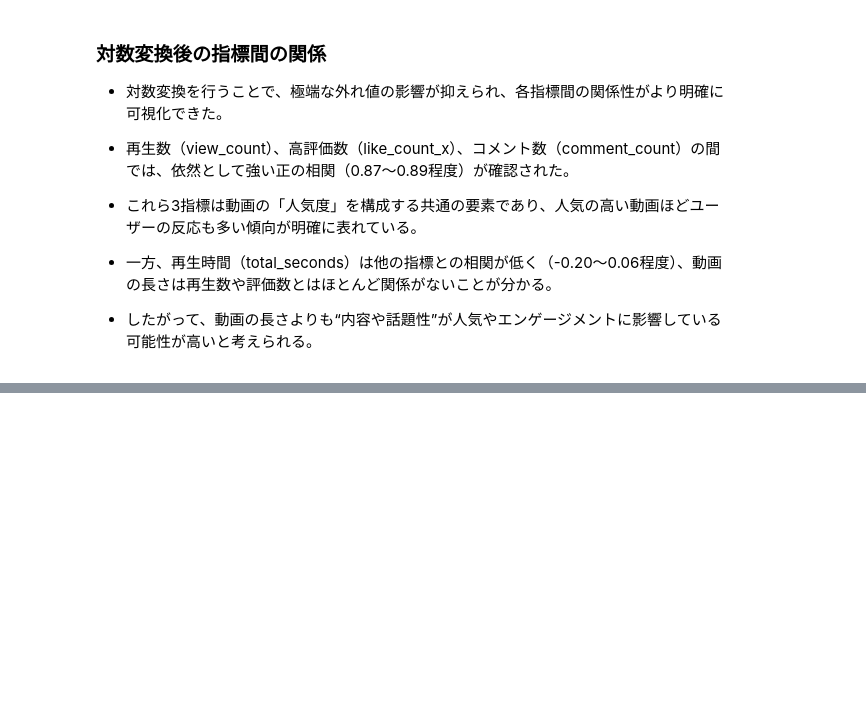
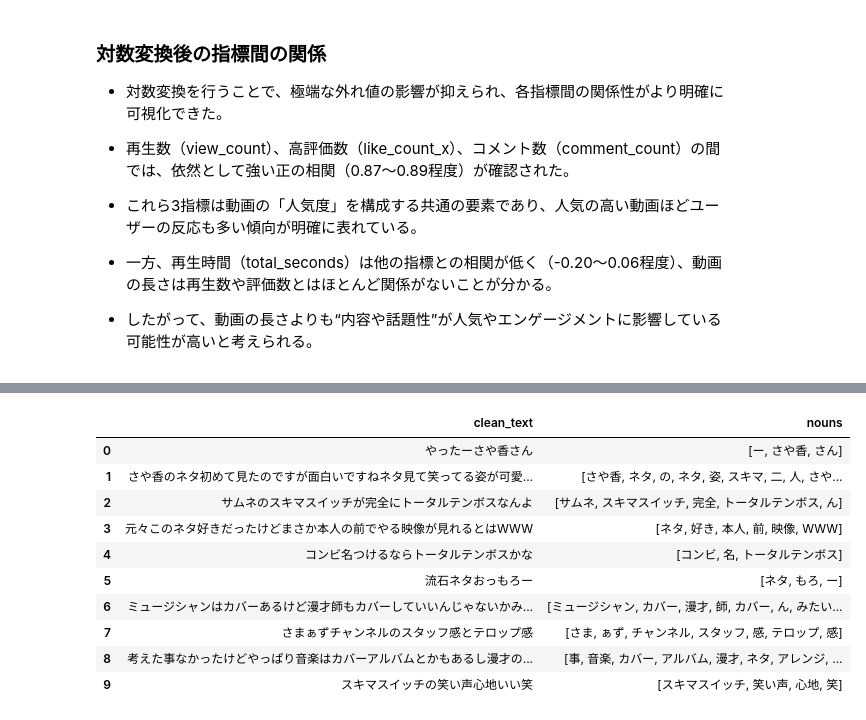
Before and after one commit to rksinagaki/project_api, a Jupyter notebook: src/notebook/01_EDA_youtube_v2.ipynb, the cells around one changed output, grey strips where cells are left out. Saved outputs shown, nothing was run; the diff lists cells and outputs as text; code cells hidden in the pictures; blank space fills up the shorter version.

```diff
--- a/src/notebook/01_EDA_youtube_v2.ipynb
+++ b/src/notebook/01_EDA_youtube_v2.ipynb
@@ -314,0 +405,14 @@ plt.show()
+# %%
+video_comment_df[["clean_text", "nouns"]].head(10)
+# %% [output]
+|  | clean_text | nouns |
+| 0 | やったーさや香さん | [ー, さや香, さん] |
+| 1 | さや香のネタ初めて見たのですが面白いですねネタ見て笑ってる姿が可愛... | [さや香, ネタ, の, ネタ, 姿, スキマ, 二, 人, さや... |
+| 2 | サムネのスキマスイッチが完全にトータルテンボスなんよ | [サムネ, スキマスイッチ, 完全, トータルテンボス, ん] |
+| 3 | 元々このネタ好きだったけどまさか本人の前でやる映像が見れるとはWWW | [ネタ, 好き, 本人, 前, 映像, WWW] |
+| 4 | コンビ名つけるならトータルテンボスかな | [コンビ, 名, トータルテンボス] |
+| 5 | 流石ネタおっもろー | [ネタ, もろ, ー] |
+| 6 | ミュージシャンはカバーあるけど漫才師もカバーしていいんじゃないかみ... | [ミュージシャン, カバー, 漫才, 師, カバー, ん, みたい... |
+| 7 | さまぁずチャンネルのスタッフ感とテロップ感 | [さま, ぁず, チャンネル, スタッフ, 感, テロップ, 感] |
+| 8 | 考えた事なかったけどやっぱり音楽はカバーアルバムとかもあるし漫才の... | [事, 音楽, カバー, アルバム, 漫才, ネタ, アレンジ, ... |
+| 9 | スキマスイッチの笑い声心地いい笑 | [スキマスイッチ, 笑い声, 心地, 笑] |
```
Also changed, not shown: parts of 20 cells of this notebook, 2 other files.
